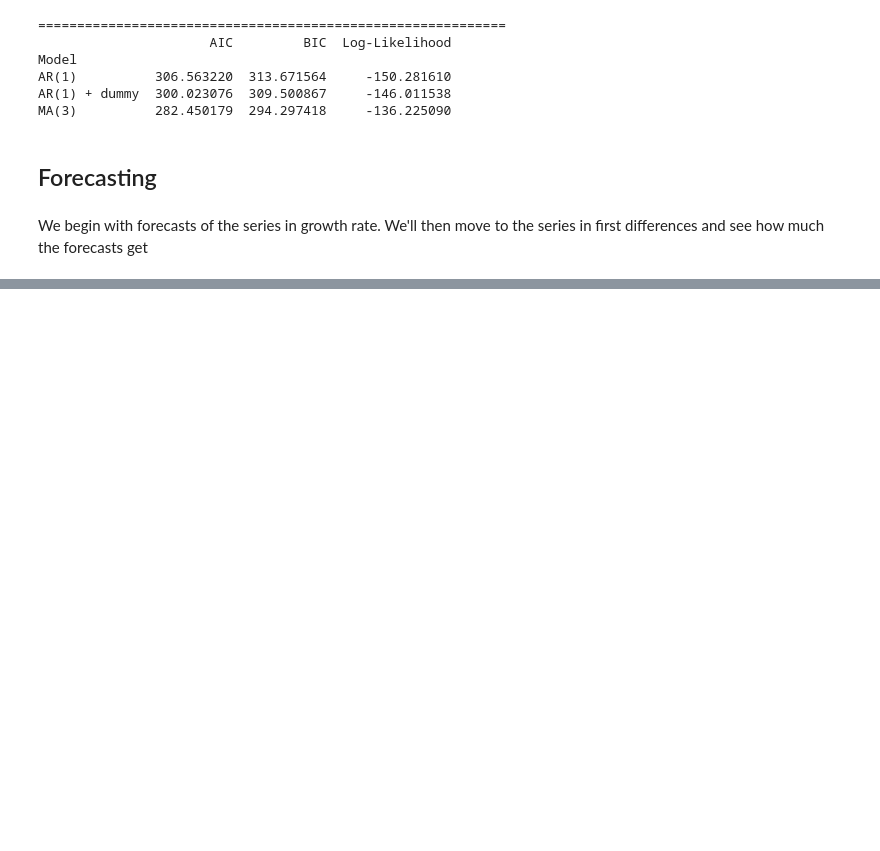
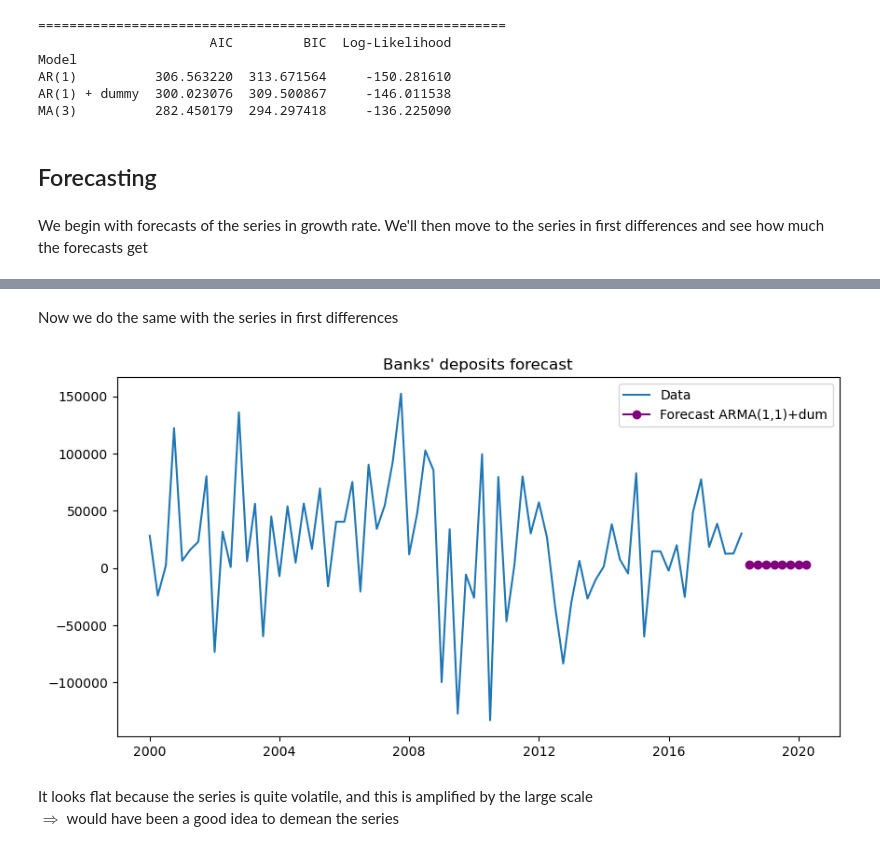
Before and after one commit to hugobrrss/FBF, a Jupyter notebook: labsession1.ipynb, the cells around one changed output, grey strips where cells are left out. Drawn from its saved outputs; the diff is of its cells as text; code cells hidden in the pictures; blank space fills up the shorter version.

```diff
--- a/labsession1.ipynb
+++ b/labsession1.ipynb
@@ -386,19 +348,0 @@ So we can't reject H0 for the three specifications $\Rightarrow$ evidence of a u
-# %%
-# Let's create the series in first differences and check whether it's stationary
-final_df['de_loan_d'] = final_df['de_loan'].diff()
-
-# Now we run the ADF tests again
-results = []
-for spec_code, spec_name in specs:
-    adf_result = adfuller(final_df['de_loan_d'].dropna(), regression=spec_code, autolag='AIC')
-    results.append({
-        'Specification': spec_name,
-        'ADF Statistic': f"{adf_result[0]:.4f}",
-        'P-value': f"{adf_result[1]:.4f}",
-        'Critical Value (99%) ': f"{adf_result[4]['1%']:.4f}"
-    })
-
-results_df = pd.DataFrame(results)
-print("ADF Test Results for loan series in first differences")
-print("=" * 70)
-print(results_df.to_string(index=False))
@@ -990,0 +952,30 @@ final_df.to_pickle("final_df.pkl")
+# %% [markdown]
+Now we do the same with the series in first differences
+# %%
+series = final_df['de_dep_d'].loc["2000Q1":"2018Q4"].dropna()
+n_forecast = 8
+
+exog_forecast = np.ones((n_forecast, 2))  # First column: 1s (constant)
+forecast_result_d = result_arma11_dum.get_forecast(steps=n_forecast,exog=exog_forecast)
+forecast_mean_d = forecast_result_d.predicted_mean
+
+# let's plot the forecast
+# Convert PeriodIndex to timestamp for plotting
+series_plot = series.copy()
+series_plot.index = series_plot.index.to_timestamp()
+
+forecast_mean_plot = forecast_mean_d.copy()
+forecast_mean_plot.index = forecast_mean_d.index.to_timestamp()
+
+# Plot
+plt.figure(figsize=(10,5))
+plt.plot(series_plot.index, series_plot, label='Data')
+plt.plot(forecast_mean_plot.index, forecast_mean_plot, label='Forecast ARMA(1,1)+dum', color='purple', marker='o')
+plt.title("Banks' deposits forecast")
+plt.legend()
+plt.show()
+# %% [output]
+[figure, added]
+# %% [markdown]
+It looks flat because the series is quite volatile, and this is amplified by the large scale
+$\Rightarrow$ would have been a good idea to demean the series
```
Also changed, not shown: parts of 34 cells of this notebook.
